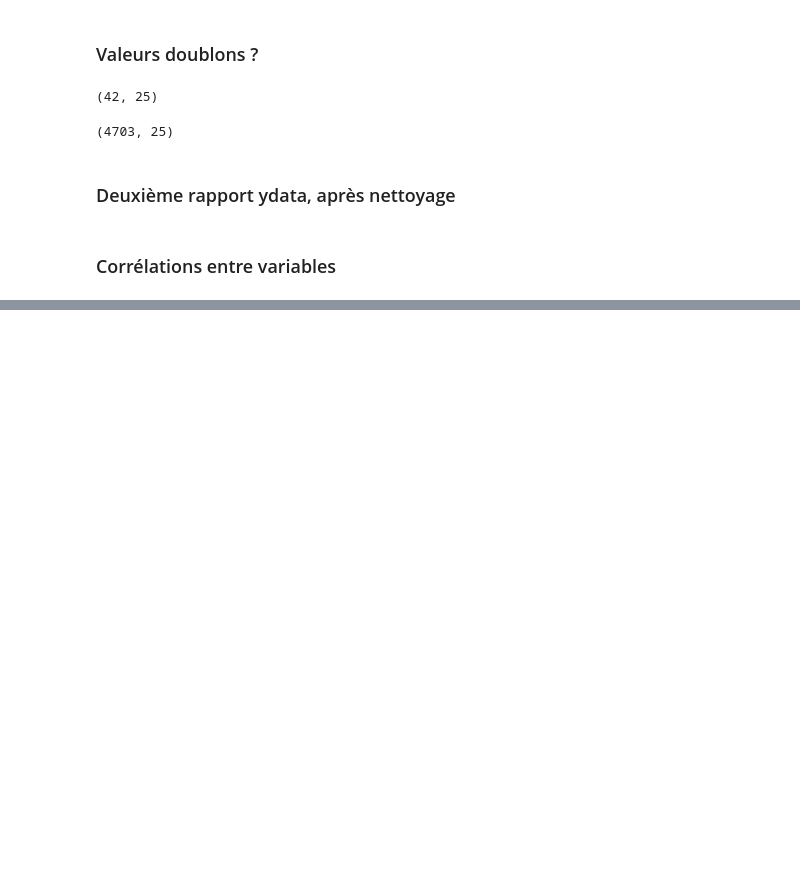
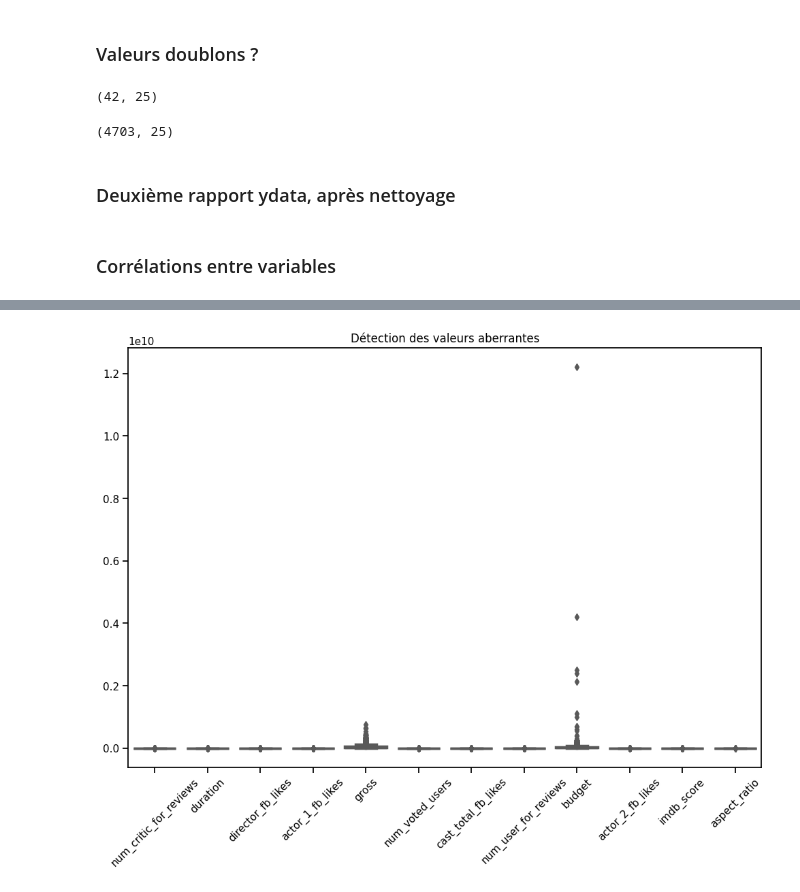
Before and after one commit to Yas2410/movies_predictions_brief, a Jupyter notebook: Projet P5 - Exploration.ipynb, the cells around one changed output, grey strips where cells are left out. Cells and saved outputs as stored; diff of their text form; code cells hidden in the pictures; blank space fills up the shorter version.

Commit message:
Detection potentielle de données aberrantes

```diff
--- a/Projet P5 - Exploration.ipynb
+++ b/Projet P5 - Exploration.ipynb
@@ -391,0 +399,13 @@ rotx = a.set_xticklabels(a.get_xticklabels(), rotation=90)
+# %%
+columns_to_plot = ['num_critic_for_reviews', 'duration', 'director_fb_likes', 'actor_1_fb_likes',
+                   'gross', 'num_voted_users', 'cast_total_fb_likes', 'num_user_for_reviews',
+                   'budget', 'actor_2_fb_likes', 'imdb_score', 'aspect_ratio']
+
+
+plt.figure(figsize=(12, 6))
+sns.boxplot(data=df[columns_to_plot], palette="Set2")
+plt.xticks(rotation=45)
+plt.title("Détection des valeurs aberrantes")
+plt.show()
+# %% [output]
+[figure, added]
```
Also changed, not shown: parts of 8 cells of this notebook, 2 other files.
